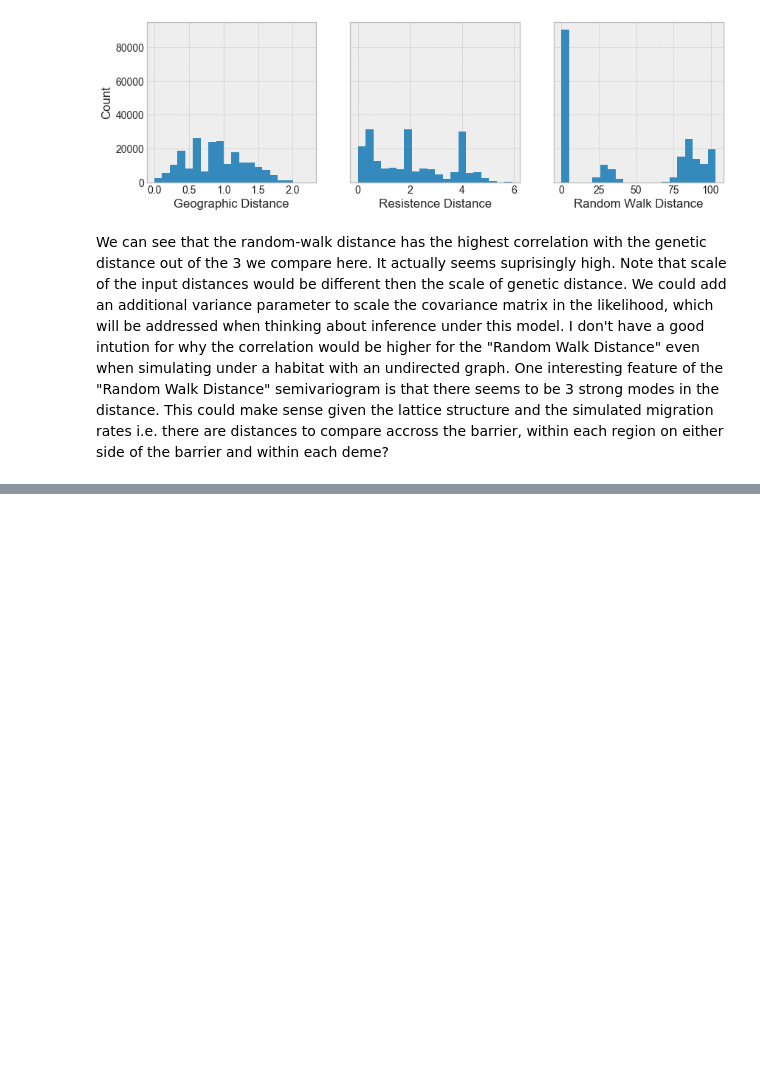
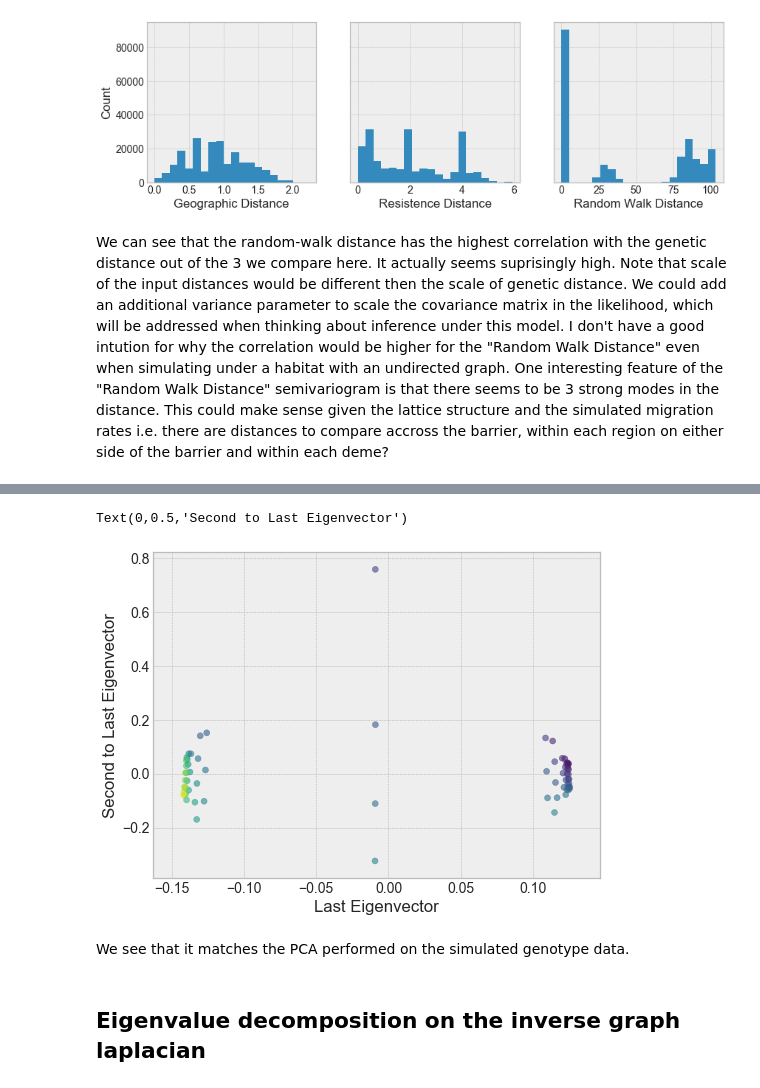
Before and after one commit to jhmarcus/spatial-random-walk, a Jupyter notebook: notebooks/isolation_by_srw.ipynb, the cells around one changed output, grey strips where cells are left out. Saved outputs shown, nothing was run; the diff lists cells and outputs as text; code cells hidden in the pictures; blank space fills up the shorter version.

```diff
--- a/notebooks/isolation_by_srw.ipynb
+++ b/notebooks/isolation_by_srw.ipynb
@@ -216,0 +259,11 @@ We can see that the random-walk distance has the highest correlation with the ge
+# %%
+plt.scatter(eig[-1][1], eig[-2][1], c=h.s[:,0]**2 + (np.sqrt(h.d) / 2) * h.s[:,1], alpha=.6, cmap=cm.viridis)
+plt.xlabel('Last Eigenvector')
+plt.ylabel('Second to Last Eigenvector')
+# %% [output]
+Text(0,0.5,'Second to Last Eigenvector')
+[figure, added]
+# %% [markdown]
+We see that it matches the PCA performed on the simulated genotype data.
+# %% [markdown]
+## Eigenvalue decomposition on the inverse graph laplacian
```
Also changed, not shown: parts of 21 cells of this notebook, 1 other file.
